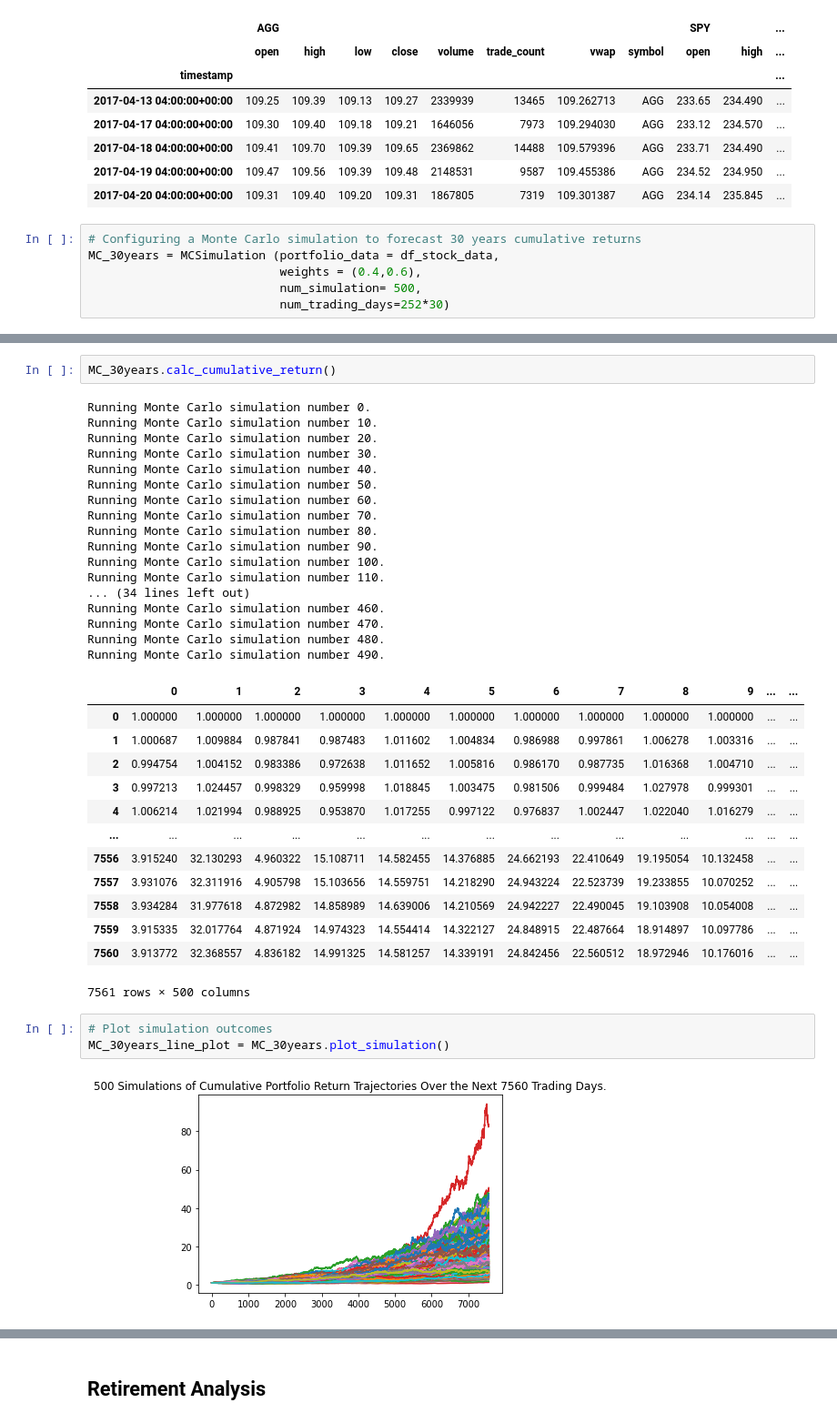
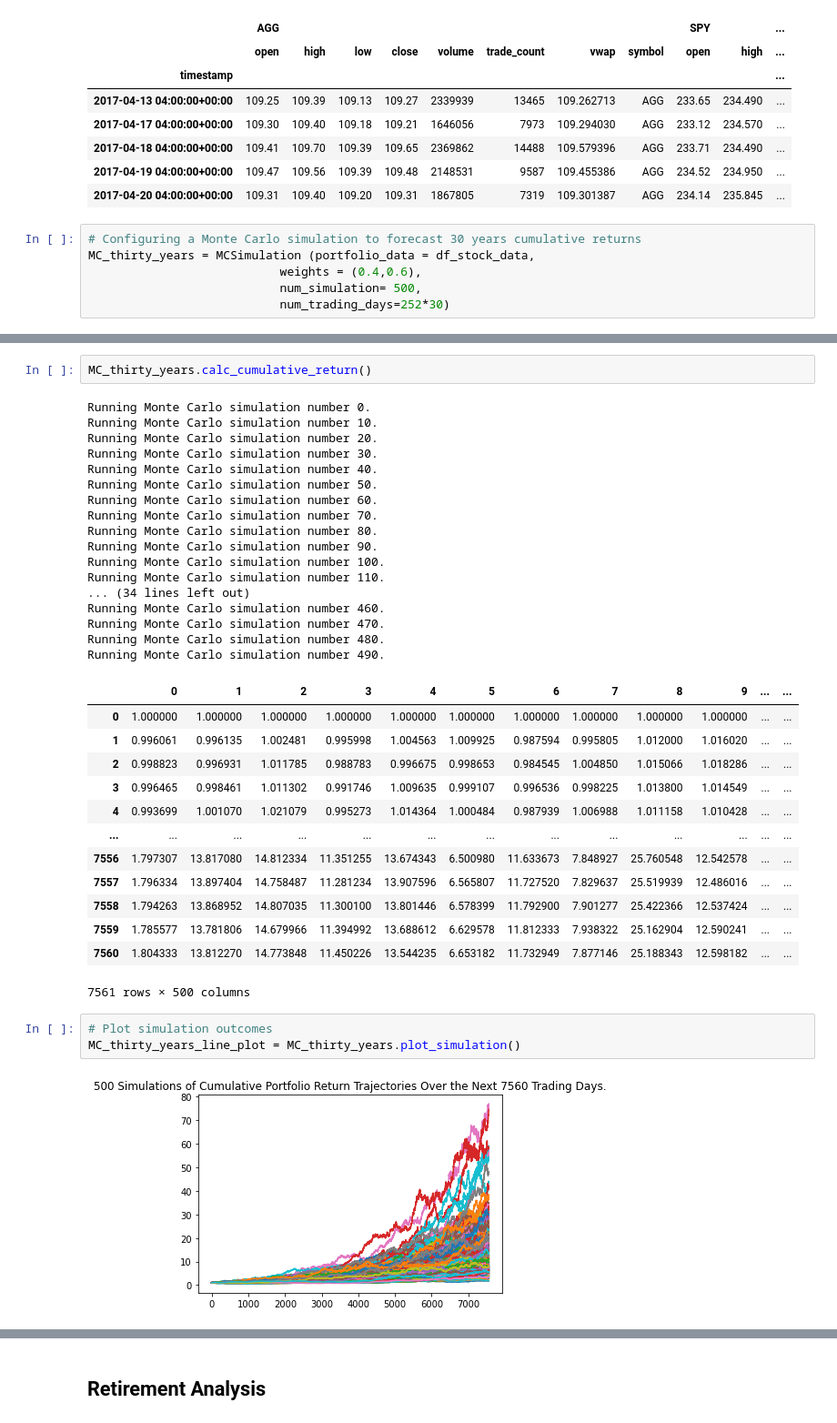
Before and after one commit to mmsaki/MonteCarlo_simulation, a Jupyter notebook: financial-planner.ipynb, the cells around one changed output, grey strips where cells are left out. Shown at 91% size. Cells and saved outputs as stored; diff of their text form.

```diff
--- a/financial-planner.ipynb
+++ b/financial-planner.ipynb
@@ -189,7 +236,7 @@ df_stock_data.head()
 | 2017-04-20 04:00:00+00:00 | 109.31 | 109.40 | 109.20 | 109.31 | 1867805 | 7319 | 109.301387 | AGG | 234.14 | 235.845 | ... |
 # %%
 # Configuring a Monte Carlo simulation to forecast 30 years cumulative returns
-MC_30years = MCSimulation (portfolio_data = df_stock_data,
+MC_thirty_years = MCSimulation (portfolio_data = df_stock_data,
                            weights = (0.4,0.6),
                            num_simulation= 500,
                            num_trading_days=252*30)
@@ -208,5 +255,5 @@ MC_30years.portfolio_data.head()
 # %%
-MC_30years.calc_cumulative_return()
+MC_thirty_years.calc_cumulative_return()
 # %% [output]
 Running Monte Carlo simulation number 0.
 Running Monte Carlo simulation number 10.
@@ -227,21 +274,21 @@ Running Monte Carlo simulation number 480.
 Running Monte Carlo simulation number 490.
 |  | 0 | 1 | 2 | 3 | 4 | 5 | 6 | 7 | 8 | 9 | ... | ... |
 | 0 | 1.000000 | 1.000000 | 1.000000 | 1.000000 | 1.000000 | 1.000000 | 1.000000 | 1.000000 | 1.000000 | 1.000000 | ... | ... |
-| 1 | 1.000687 | 1.009884 | 0.987841 | 0.987483 | 1.011602 | 1.004834 | 0.986988 | 0.997861 | 1.006278 | 1.003316 | ... | ... |
-| 2 | 0.994754 | 1.004152 | 0.983386 | 0.972638 | 1.011652 | 1.005816 | 0.986170 | 0.987735 | 1.016368 | 1.004710 | ... | ... |
-| 3 | 0.997213 | 1.024457 | 0.998329 | 0.959998 | 1.018845 | 1.003475 | 0.981506 | 0.999484 | 1.027978 | 0.999301 | ... | ... |
-| 4 | 1.006214 | 1.021994 | 0.988925 | 0.953870 | 1.017255 | 0.997122 | 0.976837 | 1.002447 | 1.022040 | 1.016279 | ... | ... |
+| 1 | 0.996061 | 0.996135 | 1.002481 | 0.995998 | 1.004563 | 1.009925 | 0.987594 | 0.995805 | 1.012000 | 1.016020 | ... | ... |
+| 2 | 0.998823 | 0.996931 | 1.011785 | 0.988783 | 0.996675 | 0.998653 | 0.984545 | 1.004850 | 1.015066 | 1.018286 | ... | ... |
+| 3 | 0.996465 | 0.998461 | 1.011302 | 0.991746 | 1.009635 | 0.999107 | 0.996536 | 0.998225 | 1.013800 | 1.014549 | ... | ... |
+| 4 | 0.993699 | 1.001070 | 1.021079 | 0.995273 | 1.014364 | 1.000484 | 0.987939 | 1.006988 | 1.011158 | 1.010428 | ... | ... |
 | ... | ... | ... | ... | ... | ... | ... | ... | ... | ... | ... | ... | ... |
-| 7556 | 3.915240 | 32.130293 | 4.960322 | 15.108711 | 14.582455 | 14.376885 | 24.662193 | 22.410649 | 19.195054 | 10.132458 | ... | ... |
-| 7557 | 3.931076 | 32.311916 | 4.905798 | 15.103656 | 14.559751 | 14.218290 | 24.943224 | 22.523739 | 19.233855 | 10.070252 | ... | ... |
-| 7558 | 3.934284 | 31.977618 | 4.872982 | 14.858989 | 14.639006 | 14.210569 | 24.942227 | 22.490045 | 19.103908 | 10.054008 | ... | ... |
-| 7559 | 3.915335 | 32.017764 | 4.871924 | 14.974323 | 14.554414 | 14.322127 | 24.848915 | 22.487664 | 18.914897 | 10.097786 | ... | ... |
-| 7560 | 3.913772 | 32.368557 | 4.836182 | 14.991325 | 14.581257 | 14.339191 | 24.842456 | 22.560512 | 18.972946 | 10.176016 | ... | ... |
+| 7556 | 1.797307 | 13.817080 | 14.812334 | 11.351255 | 13.674343 | 6.500980 | 11.633673 | 7.848927 | 25.760548 | 12.542578 | ... | ... |
+| 7557 | 1.796334 | 13.897404 | 14.758487 | 11.281234 | 13.907596 | 6.565807 | 11.727520 | 7.829637 | 25.519939 | 12.486016 | ... | ... |
+| 7558 | 1.794263 | 13.868952 | 14.807035 | 11.300100 | 13.801446 | 6.578399 | 11.792900 | 7.901277 | 25.422366 | 12.537424 | ... | ... |
+| 7559 | 1.785577 | 13.781806 | 14.679966 | 11.394992 | 13.688612 | 6.629578 | 11.812333 | 7.938322 | 25.162904 | 12.590241 | ... | ... |
+| 7560 | 1.804333 | 13.812270 | 14.773848 | 11.450226 | 13.544235 | 6.653182 | 11.732949 | 7.877146 | 25.188343 | 12.598182 | ... | ... |
 7561 rows × 500 columns
 # %%
 # Plot simulation outcomes
-MC_30years_line_plot = MC_30years.plot_simulation()
+MC_thirty_years_line_plot = MC_thirty_years.plot_simulation()
 # %% [output]
-[figure, old version]
+[figure, new version]
 # %%
 # Plot probability distribution and confidence intervals
```
Also changed, not shown: parts of 30 cells of this notebook, 1 other file.
